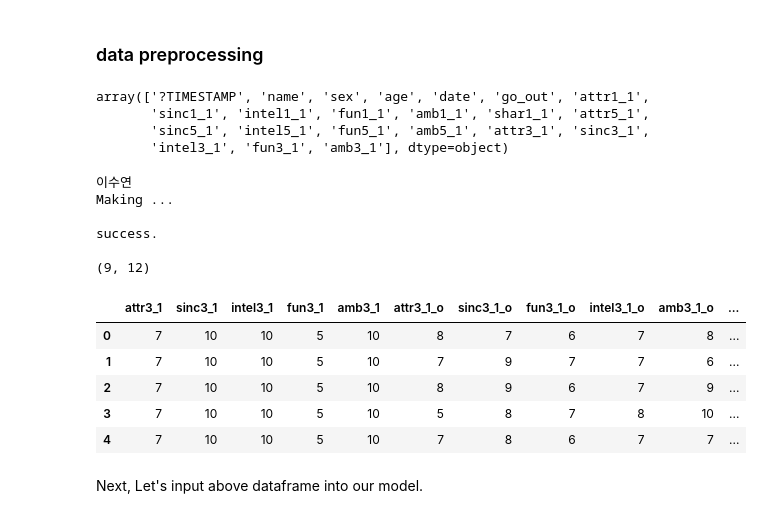
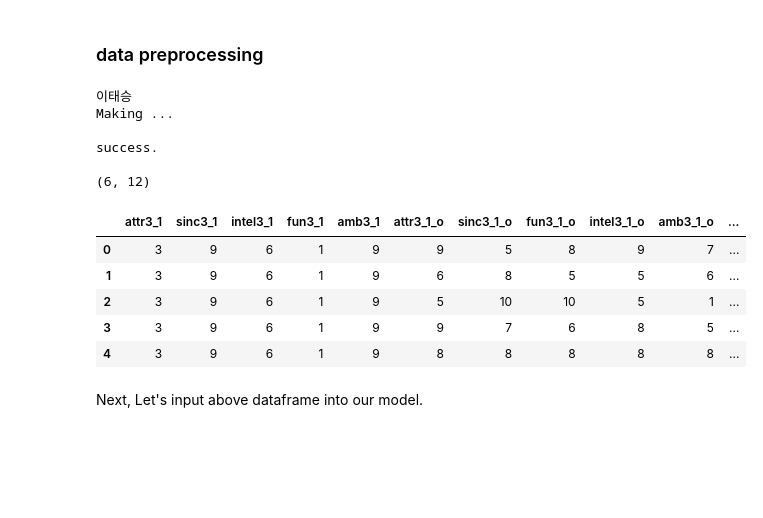
Before and after one commit to imsaulpark/Speed-dating-in-kaggle, a Jupyter notebook: Prediction/demo.ipynb, the cells around one changed output. Saved outputs shown, nothing was run; the diff lists cells and outputs as text; code cells hidden in the pictures; blank space fills up the shorter version.

```diff
--- a/Prediction/demo.ipynb
+++ b/Prediction/demo.ipynb
@@ -14,3 +14,16 @@ df_data.shape
 # Data preprocessing
 # %% [markdown]
 ## Make dataframe
+# %%
+# drop missing values.
+cols = ['iid', 'pid', 'match','gender','dec', 'age',
+        'attr1_1', 'sinc1_1', 'fun1_1', 'intel1_1', 'amb1_1',
+        'attr3_1', 'sinc3_1', 'fun3_1', 'intel3_1', 'amb3_1']
+
+row_full = df_data.shape[0]
+df_selected = df_data.loc[:, cols]
+df_selected.dropna(inplace=True)
+row_drop = df_selected.shape[0]
+
+miss_rate = (row_full - row_drop) / row_full
+print("missing rate :", miss_rate)
@@ -17,10 +32,4 @@ df_data.shape
 # %%
-cols = ['iid', 'pid', 'match','gender','dec', 'age',
-        'attr3_1', 'sinc3_1', 'fun3_1', 'intel3_1', 'amb3_1']
-
-df_selected = df_data.loc[:, cols]
-df_selected.dropna(inplace=True)
-
 # Separate dataframe into male and female.
 df_male = df_selected.loc[ df_selected['gender'] == 1 ]
 df_female = df_selected.loc[ df_selected['gender'] == 0 ]
@@ -30,10 +39,13 @@ df_male_drop = df_male.drop_duplicates(subset=['iid'])
 df_female_drop = df_female.drop_duplicates(subset=['iid'])
 
 # Let's make dataframe for matching. (empty yet)
-df_match = pd.DataFrame( data = None, columns = cols + ['dec_o', 'age_o', 'attr3_1_o', 'sinc3_1_o', 'fun3_1_o', 'intel3_1_o',  'amb3_1_o'] )
+df_match = pd.DataFrame( data = None, columns = cols +
+                        ['dec_o', 'age_o',
+                         'attr1_1_o', 'sinc1_1_o', 'fun1_1_o', 'intel1_1_o',  'amb1_1_o',
+                         'attr3_1_o','sinc3_1_o','fun3_1_o', 'intel3_1_o','amb3_1_o'] )
 index = 0
 
-print("making...")
+print("dataframe is been making...")
 # Let's fill each rows of dataframe for matching.
 for m_index, m_row in df_male.iterrows() :
 
@@ -46,7 +58,7 @@ for m_index, m_row in df_male.iterrows() :
 
     f_row = f_row.iloc[0]
 
-    # Extract values from each row of dataframes.
+    # Extract values from each row of dataframe.
     values = list(m_row.values) + list(f_row['dec':'amb3_1'].values)
 
     # Fill a row of match dataframe
@@ -60,7 +72,7 @@ for m_index, m_row in df_male.iterrows() :
 # Let's fill each rows of dataframe for matching.
 for fm_index, fm_row in df_female.iterrows() :
 
-    # Find pid row in female_drop dataframe.
+    # Find pid row in male_drop dataframe.
     pid = fm_row['pid']
     m_row = df_male_drop.loc[ df_male_drop['iid'] == pid ]
 
@@ -71,6 +83,7 @@ for fm_index, fm_row in df_female.iterrows() :
 
     # Extract values from each row of dataframes.
     values = list(fm_row.values) + list(m_row['dec':'amb3_1'].values)
+
 
     # Fill a row of match dataframe
     df_match.loc[index] = values
@@ -225,17 +239,14 @@ df_demo.rename(
         'Ambitious5' : 'amb5_1'
 }, inplace=True, )
 
-df_demo = df_demo =
+# df_demo = df_demo =
 df_male_demo = df_demo[df_demo['sex'] == '남자']
 df_female_demo = df_demo[df_demo['sex'] == '여자']
-# %% [output]
-array(['?TIMESTAMP', 'name', 'sex', 'age', 'date', 'go_out', 'attr1_1',
-       'sinc1_1', 'intel1_1', 'fun1_1', 'amb1_1', 'shar1_1', 'attr5_1',
-       'sinc5_1', 'intel5_1', 'fun5_1', 'amb5_1', 'attr3_1', 'sinc3_1',
-       'intel3_1', 'fun3_1', 'amb3_1'], dtype=object)
 # %%
 # Let's choose a participant who is iid is 0. She is a female participant.
-participant = df_female_demo.iloc[5]
+# participant = df_female_demo.iloc[5]
+participant = df_male_demo.iloc[7]
+
 print( participant.loc['name'] )
 
 # Extract only features we need.
@@ -250,41 +261,41 @@ index = 0
 # Let's fill each rows of dataframe.
 print("Making ...")
 
-for m_index, m_row in df_male_demo.iterrows() :
+for m_index, m_row in df_female_demo.iterrows() :
     values = participant_values + list(m_row.loc[cols].values)
 
     df_input.loc[index] = values
     index += 1
 
     # Print current progress at each 100 row.
     if index % 100 == 0 :
         print(index, end = " ")
 
 print()
 print("success.\n")
 
 # We need to fix above dataframe for order of X.
 X = ['attr3_1', 'sinc3_1', 'intel3_1', 'fun3_1', 'amb3_1',
    'attr3_1_o', 'sinc3_1_o', 'fun3_1_o', 'intel3_1_o',  'amb3_1_o',
    'age','age_o'
   ]
 df_input = df_input[X]
 
 print(df_input.shape)
 df_input.head()
 # %% [output]
-이수연
+이태승
 Making ...
 
 success.
 
-(9, 12)
+(6, 12)
 |  | attr3_1 | sinc3_1 | intel3_1 | fun3_1 | amb3_1 | attr3_1_o | sinc3_1_o | fun3_1_o | intel3_1_o | amb3_1_o | ... |
-| 0 | 7 | 10 | 10 | 5 | 10 | 8 | 7 | 6 | 7 | 8 | ... |
-| 1 | 7 | 10 | 10 | 5 | 10 | 7 | 9 | 7 | 7 | 6 | ... |
-| 2 | 7 | 10 | 10 | 5 | 10 | 8 | 9 | 6 | 7 | 9 | ... |
-| 3 | 7 | 10 | 10 | 5 | 10 | 5 | 8 | 7 | 8 | 10 | ... |
-| 4 | 7 | 10 | 10 | 5 | 10 | 7 | 8 | 6 | 7 | 7 | ... |
+| 0 | 3 | 9 | 6 | 1 | 9 | 9 | 5 | 8 | 9 | 7 | ... |
+| 1 | 3 | 9 | 6 | 1 | 9 | 6 | 8 | 5 | 5 | 6 | ... |
+| 2 | 3 | 9 | 6 | 1 | 9 | 5 | 10 | 10 | 5 | 1 | ... |
+| 3 | 3 | 9 | 6 | 1 | 9 | 9 | 7 | 6 | 8 | 5 | ... |
+| 4 | 3 | 9 | 6 | 1 | 9 | 8 | 8 | 8 | 8 | 8 | ... |
 # %% [markdown]
 Next, Let's input above dataframe into our model.
 # %%
```
Also changed, not shown: parts of 6 cells of this notebook, 2 other files.
